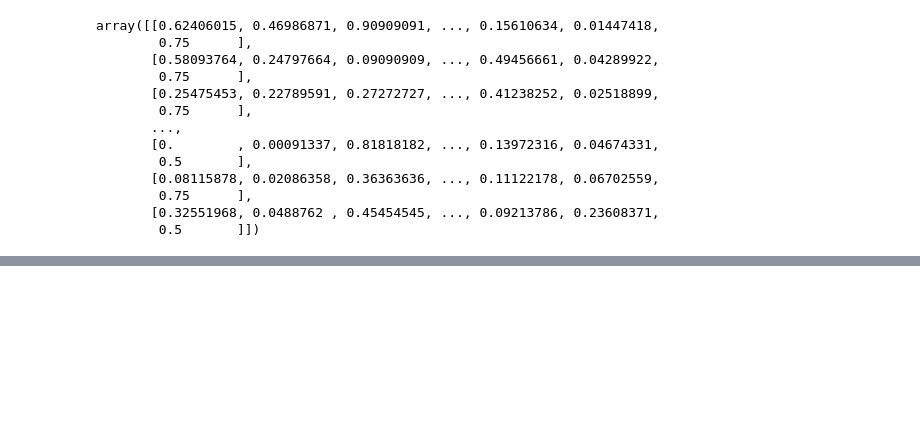
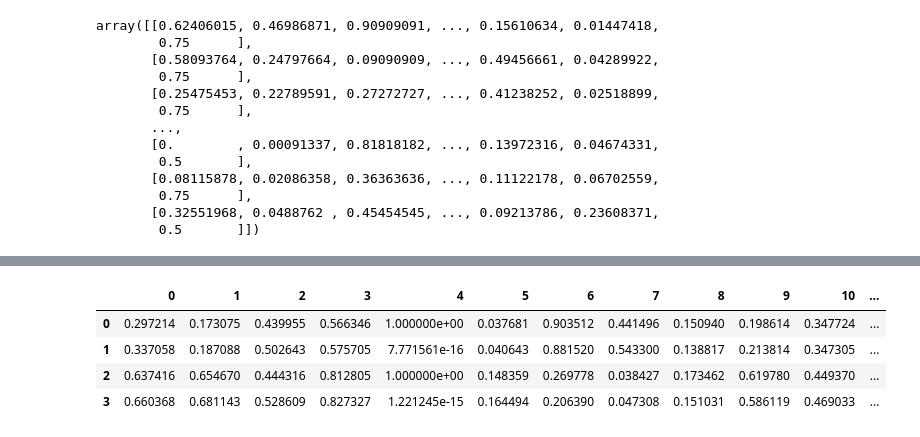
Before and after one commit to Joachim0211/MusicByAI, a Jupyter notebook: ProjectMusicClusteringTDGJ_06_22.ipynb, the cells around one changed output, grey strips where cells are left out. Drawn from its saved outputs; the diff is of its cells as text; code cells hidden in the pictures; blank space fills up the shorter version.

```diff
--- a/ProjectMusicClusteringTDGJ_06_22.ipynb
+++ b/ProjectMusicClusteringTDGJ_06_22.ipynb
@@ -111,0 +101,2 @@ a
+# %%
+my_kmeans = KMeans(n_clusters= 4)
@@ -111,0 +130,9 @@ a
+# %%
+centroids = my_kmeans.cluster_centers_
+pd.DataFrame(centroids)
+# %% [output]
+|  | 0 | 1 | 2 | 3 | 4 | 5 | 6 | 7 | 8 | 9 | 10 | ... |
+| 0 | 0.297214 | 0.173075 | 0.439955 | 0.566346 | 1.000000e+00 | 0.037681 | 0.903512 | 0.441496 | 0.150940 | 0.198614 | 0.347724 | ... |
+| 1 | 0.337058 | 0.187088 | 0.502643 | 0.575705 | 7.771561e-16 | 0.040643 | 0.881520 | 0.543300 | 0.138817 | 0.213814 | 0.347305 | ... |
+| 2 | 0.637416 | 0.654670 | 0.444316 | 0.812805 | 1.000000e+00 | 0.148359 | 0.269778 | 0.038427 | 0.173462 | 0.619780 | 0.449370 | ... |
+| 3 | 0.660368 | 0.681143 | 0.528609 | 0.827327 | 1.221245e-15 | 0.164494 | 0.206390 | 0.047308 | 0.151031 | 0.586119 | 0.469033 | ... |
```
Also changed, not shown: parts of 15 cells of this notebook, 1 other file.
